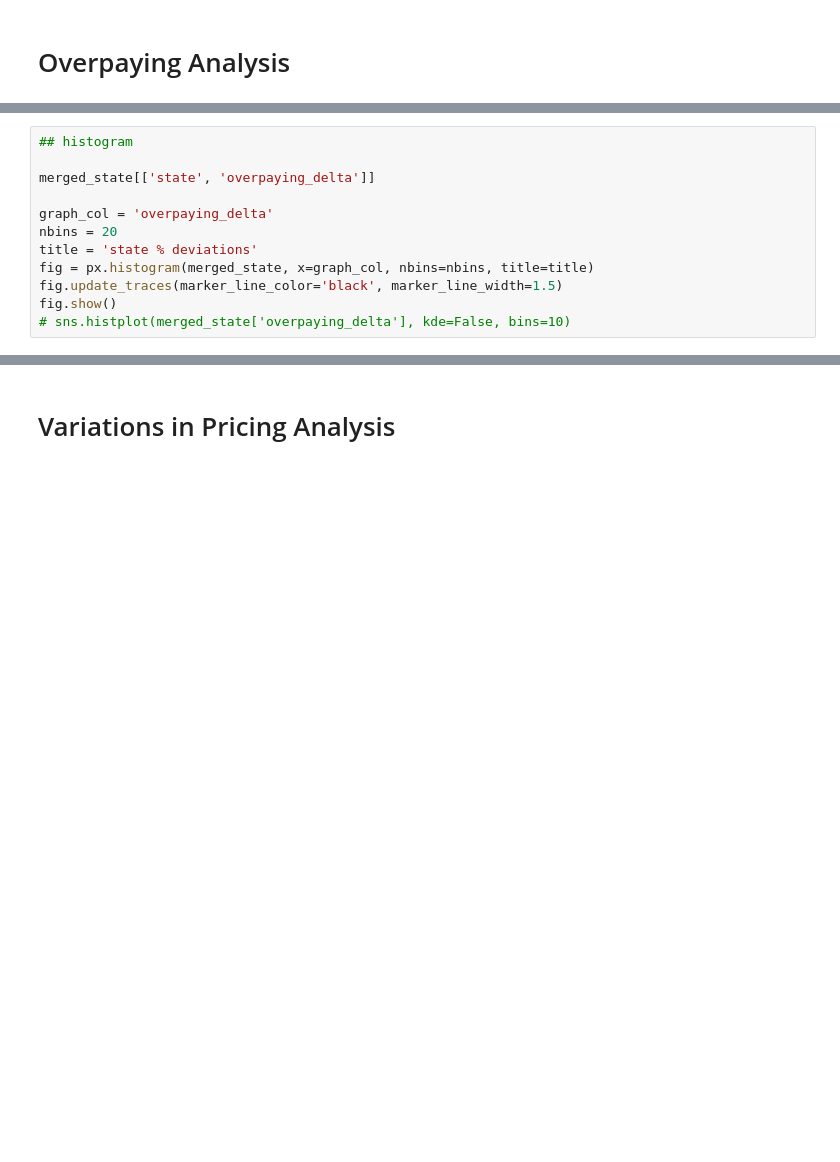
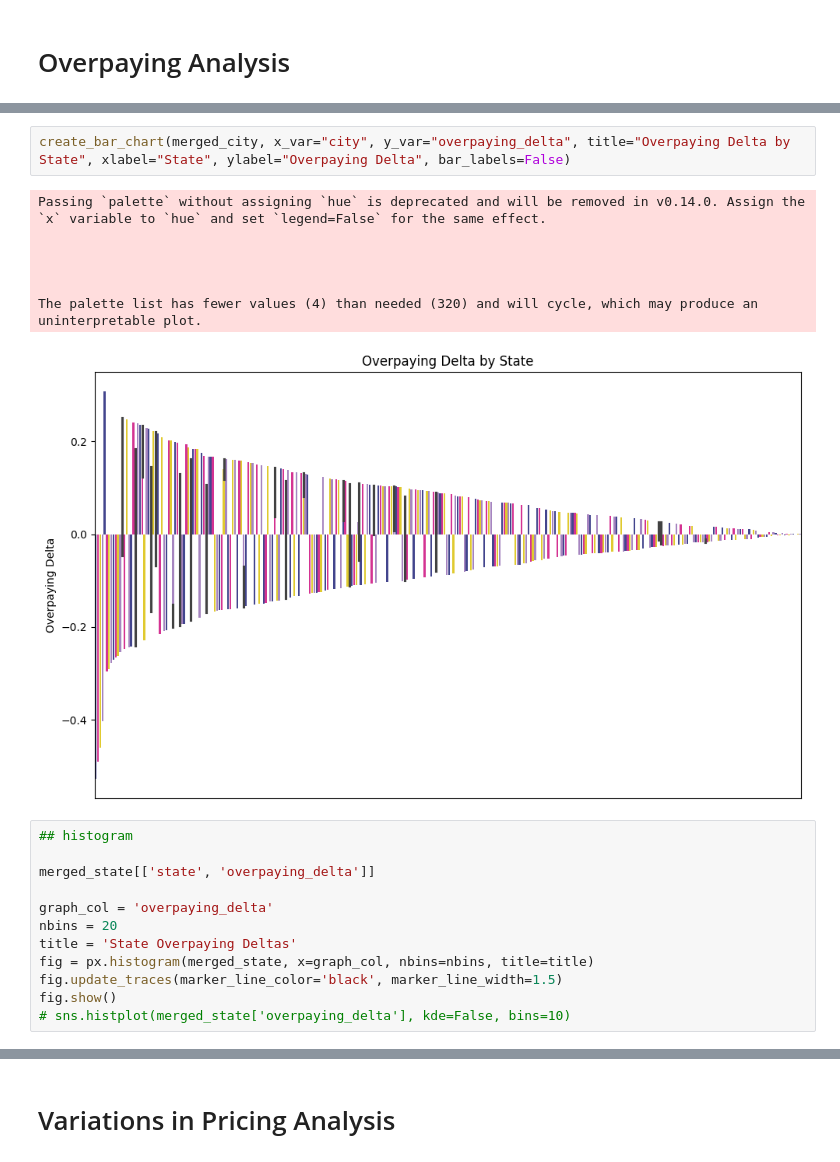
Before and after one commit to arjungup740/taco-bell, a Jupyter notebook: present.ipynb, the cells around one changed output, grey strips where cells are left out. Saved outputs shown, nothing was run; the diff lists cells and outputs as text; blank space fills up the shorter version.

```diff
--- a/present.ipynb
+++ b/present.ipynb
@@ -246,3 +320,13 @@ merged_state['overpaying_delta'].describe()
+# %%
+create_bar_chart(merged_city, x_var="city", y_var="overpaying_delta", title="Overpaying Delta by State", xlabel="State", ylabel="Overpaying Delta", bar_labels=False)
+# %% [output]
+Passing `palette` without assigning `hue` is deprecated and will be removed in v0.14.0. Assign the `x` variable to `hue` and set `legend=False` for the same effect.
+
+
+
+
+The palette list has fewer values (4) than needed (320) and will cycle, which may produce an uninterpretable plot.
+[figure, added]
 # %%
 ## histogram
 
@@ -250,7 +334,7 @@ merged_state[['state', 'overpaying_delta']]
 
 graph_col = 'overpaying_delta'
 nbins = 20
-title = 'state % deviations'
+title = 'State Overpaying Deltas'
 fig = px.histogram(merged_state, x=graph_col, nbins=nbins, title=title)
 fig.update_traces(marker_line_color='black', marker_line_width=1.5)
 fig.show()
```
Also changed, not shown: parts of 13 cells of this notebook, 1 other file.
